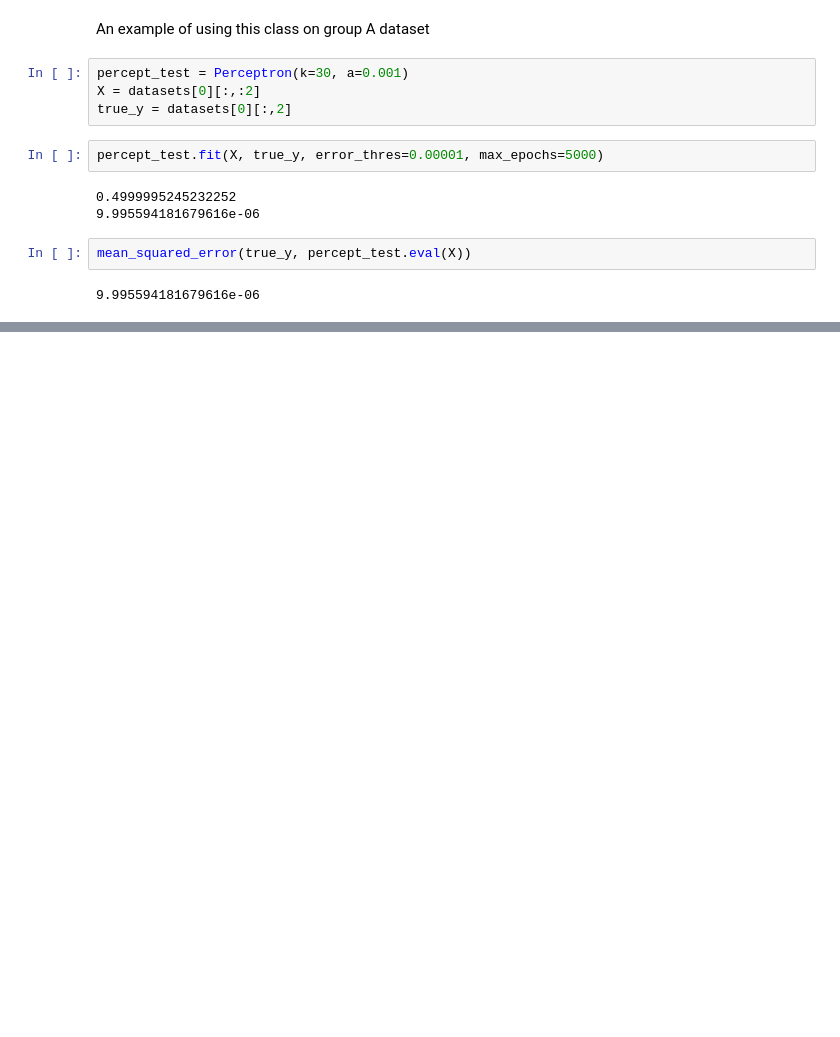
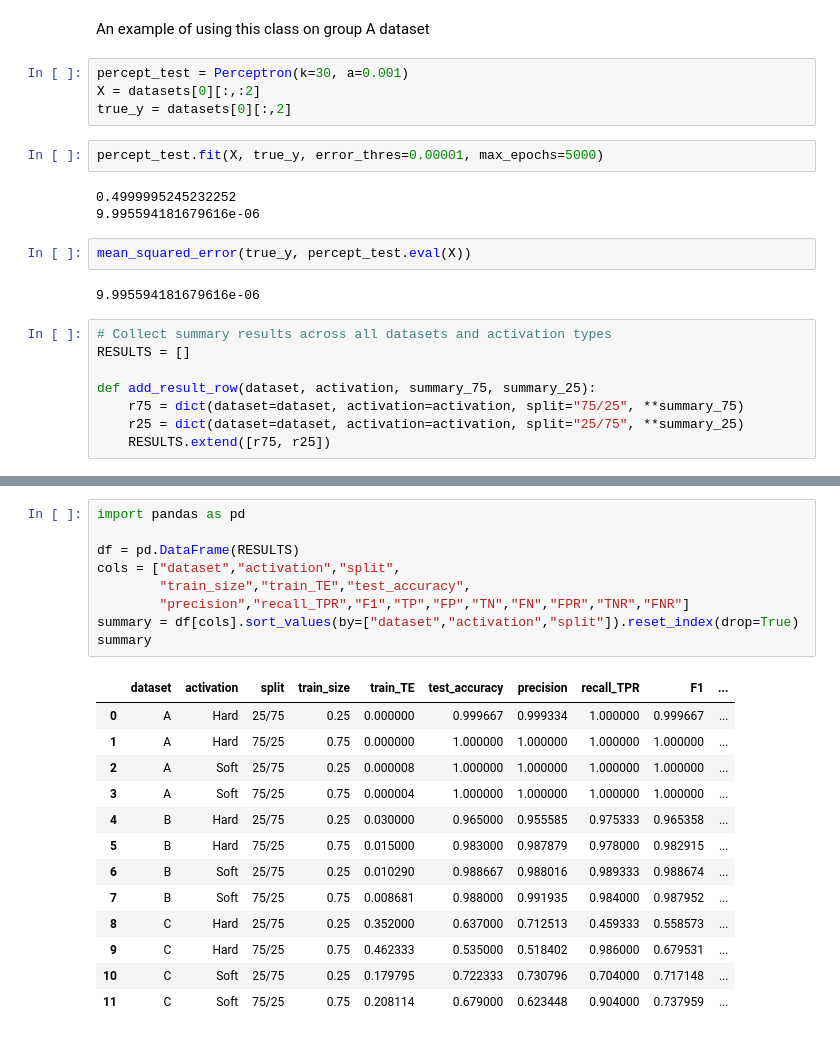
Before and after one commit to ConnorFair36/CMSC_436_Project2, a Jupyter notebook: second.ipynb, the cells around one changed output, grey strips where cells are left out. Saved outputs shown, nothing was run; the diff lists cells and outputs as text; blank space fills up the shorter version.

Commit message:
Completed CMSC436 Project 2: added results table, analysis markdowns, and extra credit discussion

```diff
--- a/second.ipynb
+++ b/second.ipynb
@@ -100,3 +98,11 @@ percept_test.fit(X, true_y, error_thres=0.00001, max_epochs=5000)
 mean_squared_error(true_y, percept_test.eval(X))
 # %% [output]
 9.995594181679616e-06
+# %%
+# Collect summary results across all datasets and activation types
+RESULTS = []
+
+def add_result_row(dataset, activation, summary_75, summary_25):
+    r75 = dict(dataset=dataset, activation=activation, split="75/25", **summary_75)
+    r25 = dict(dataset=dataset, activation=activation, split="25/75", **summary_25)
+    RESULTS.extend([r75, r25])
@@ -960,0 +1203,23 @@ Train%=25  TE(train)=1.798e-01  Acc(test)=0.722  P=0.731  R/TPR=0.704  F1=0.717
+# %%
+import pandas as pd
+
+df = pd.DataFrame(RESULTS)
+cols = ["dataset","activation","split",
+        "train_size","train_TE","test_accuracy",
+        "precision","recall_TPR","F1","TP","FP","TN","FN","FPR","TNR","FNR"]
+summary = df[cols].sort_values(by=["dataset","activation","split"]).reset_index(drop=True)
+summary
+# %% [output]
+|  | dataset | activation | split | train_size | train_TE | test_accuracy | precision | recall_TPR | F1 | ... |
+| 0 | A | Hard | 25/75 | 0.25 | 0.000000 | 0.999667 | 0.999334 | 1.000000 | 0.999667 | ... |
+| 1 | A | Hard | 75/25 | 0.75 | 0.000000 | 1.000000 | 1.000000 | 1.000000 | 1.000000 | ... |
+| 2 | A | Soft | 25/75 | 0.25 | 0.000008 | 1.000000 | 1.000000 | 1.000000 | 1.000000 | ... |
+| 3 | A | Soft | 75/25 | 0.75 | 0.000004 | 1.000000 | 1.000000 | 1.000000 | 1.000000 | ... |
+| 4 | B | Hard | 25/75 | 0.25 | 0.030000 | 0.965000 | 0.955585 | 0.975333 | 0.965358 | ... |
+| 5 | B | Hard | 75/25 | 0.75 | 0.015000 | 0.983000 | 0.987879 | 0.978000 | 0.982915 | ... |
+| 6 | B | Soft | 25/75 | 0.25 | 0.010290 | 0.988667 | 0.988016 | 0.989333 | 0.988674 | ... |
+| 7 | B | Soft | 75/25 | 0.75 | 0.008681 | 0.988000 | 0.991935 | 0.984000 | 0.987952 | ... |
+| 8 | C | Hard | 25/75 | 0.25 | 0.352000 | 0.637000 | 0.712513 | 0.459333 | 0.558573 | ... |
+| 9 | C | Hard | 75/25 | 0.75 | 0.462333 | 0.535000 | 0.518402 | 0.986000 | 0.679531 | ... |
+| 10 | C | Soft | 25/75 | 0.25 | 0.179795 | 0.722333 | 0.730796 | 0.704000 | 0.717148 | ... |
+| 11 | C | Soft | 75/25 | 0.75 | 0.208114 | 0.679000 | 0.623448 | 0.904000 | 0.737959 | ... |
```
Also changed, not shown: parts of 16 cells of this notebook.
